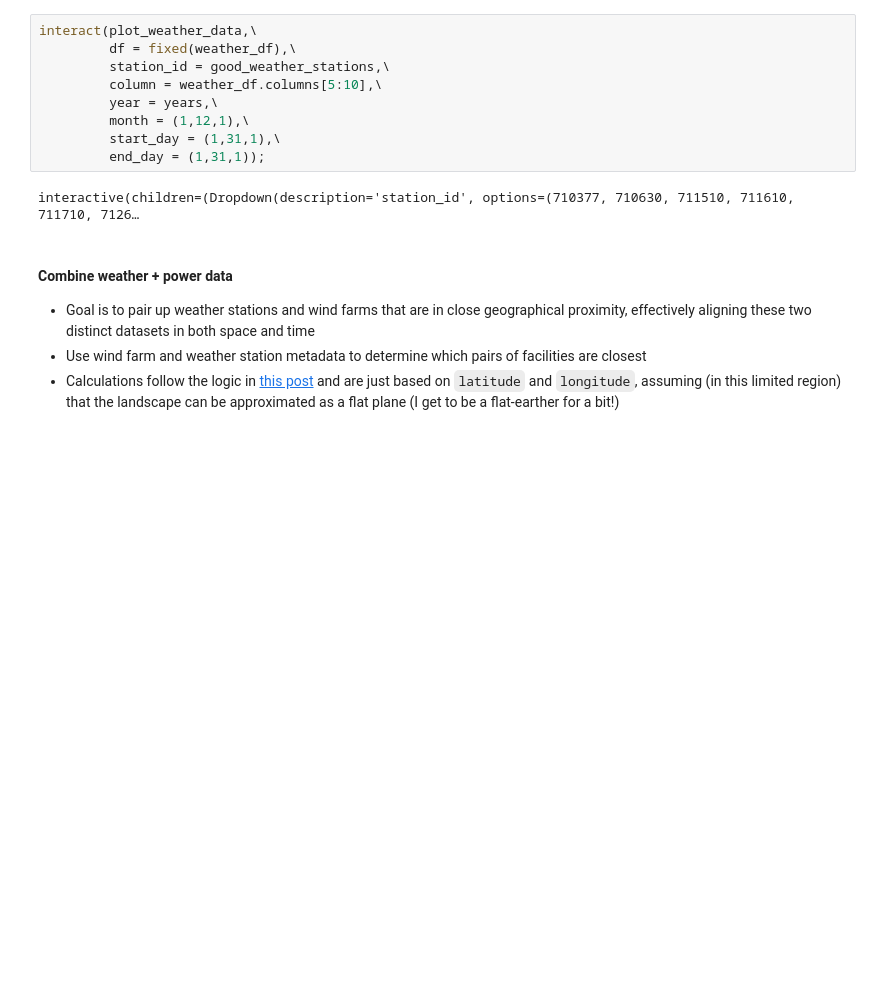
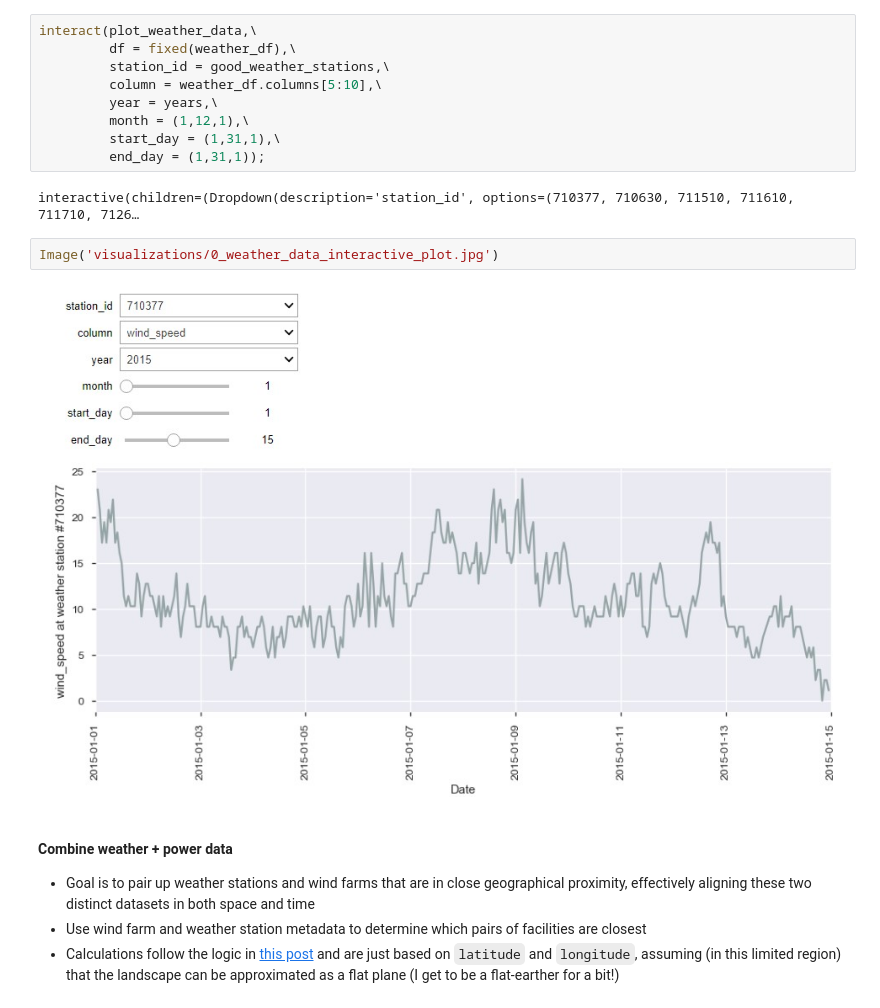
Before and after one commit to alacroix367/TDI-Proposal, a Jupyter notebook: lacroix-capstone-wind-energy-forecast.ipynb, the cells around one changed output. Drawn from its saved outputs; the diff is of its cells as text; blank space fills up the shorter version.

```diff
--- a/lacroix-capstone-wind-energy-forecast.ipynb
+++ b/lacroix-capstone-wind-energy-forecast.ipynb
@@ -494,6 +494,10 @@ interact(plot_weather_data,\
          end_day = (1,31,1));
 # %% [output]
 interactive(children=(Dropdown(description='station_id', options=(710377, 710630, 711510, 711610, 711710, 7126…
+# %%
+Image('visualizations/0_weather_data_interactive_plot.jpg')
+# %% [output]
+[figure, added]
 # %% [markdown]
 #### Combine weather + power data
  - Goal is to pair up weather stations and wind farms that are in close geographical proximity, effectively aligning these two distinct datasets in both space and time
```
Also changed, not shown: parts of 11 cells of this notebook, 15 other files.
